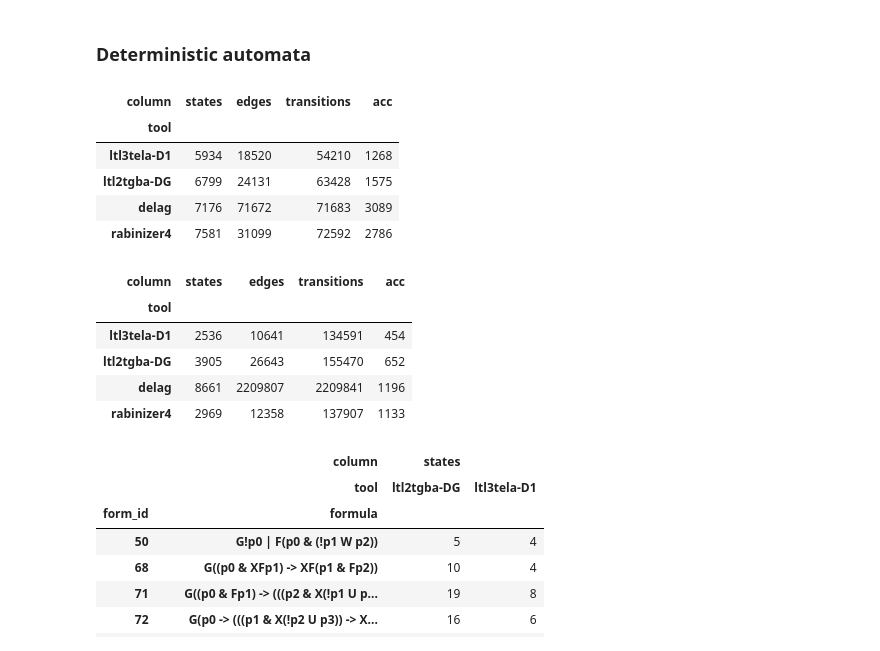
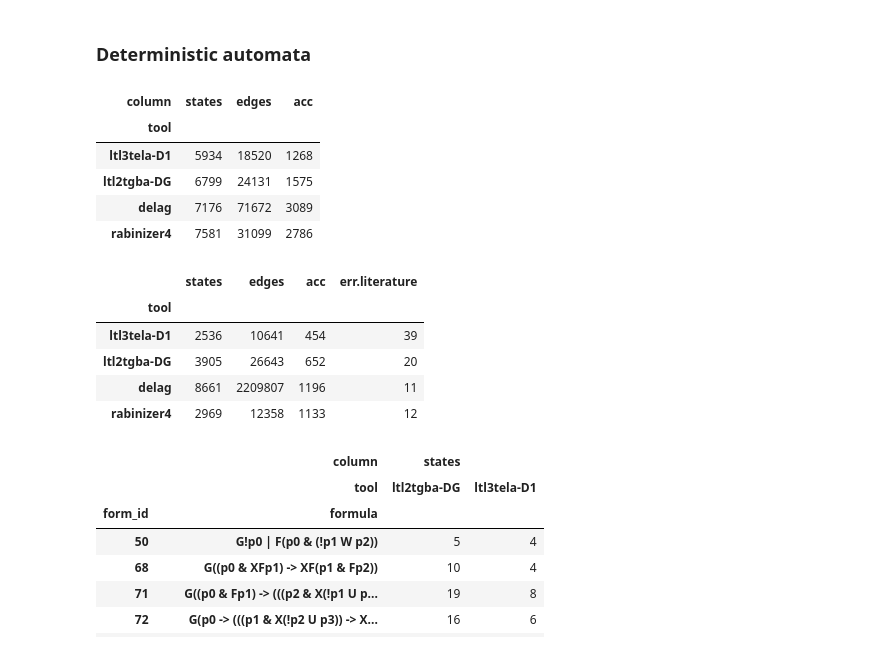
Before and after one commit to jurajmajor/ltl3tela, a Jupyter notebook: Experiments/Evaluation_ATVA19.ipynb, the cells around one changed output. Cells and saved outputs as stored; diff of their text form; code cells hidden in the pictures.

Commit message:
generating tables

```diff
--- a/Experiments/Evaluation_ATVA19.ipynb
+++ b/Experiments/Evaluation_ATVA19.ipynb
@@ -10,5 +12,5 @@ pd.options.display.latex.multicolumn_format = 'c'
 # %%
-rerun = True
+rerun = False
 # %%
 %%bash
 ltl3ba -v
@@ -62,22 +64,23 @@ d_tools = {
     "rabinizer4": "ltl2dgra %f > %O"
 }
 d_order = ["ltl3tela-D1", "ltl2tgba-DG", "delag", "rabinizer4"]
-d_cols = ["states", "edges", "transitions", "acc"]
+d_cols = ["states", "edges", "acc"]
 # %%
 d_csv_rand = 'formulae/atva19/det.rand.csv'
 d_data_rand = LtlcrossRunner(d_tools, formula_files = [f_rand], res_filename = d_csv_rand, cols = d_cols)
-if not rerun:
+if rerun:
     d_data_rand.run_ltlcross(automata = False, timeout = '60')
 d_data_rand.parse_results()
 # %%
-d_data_rand.cummulative(col = d_cols).unstack(level = 0).loc[d_order, d_cols]
+det_rand = d_data_rand.cummulative(col = d_cols).unstack(level = 0).loc[d_order, d_cols]
+det_rand
 # %% [output]
-| column | states | edges | transitions | acc |
-| tool |  |  |  |  |
-| ltl3tela-D1 | 5934 | 18520 | 54210 | 1268 |
-| ltl2tgba-DG | 6799 | 24131 | 63428 | 1575 |
-| delag | 7176 | 71672 | 71683 | 3089 |
-| rabinizer4 | 7581 | 31099 | 72592 | 2786 |
+| column | states | edges | acc |
+| tool |  |  |  |
+| ltl3tela-D1 | 5934 | 18520 | 1268 |
+| ltl2tgba-DG | 6799 | 24131 | 1575 |
+| delag | 7176 | 71672 | 3089 |
+| rabinizer4 | 7581 | 31099 | 2786 |
 # %%
 d_csv_patterns = 'formulae/atva19/det.patterns.csv'
 d_data_patterns = LtlcrossRunner(d_tools, formula_files = [f_patterns], res_filename = d_csv_patterns, cols = d_cols)
@@ -85,14 +88,17 @@ if not rerun:
     d_data_patterns.run_ltlcross(automata = False, timeout = '60')
 d_data_patterns.parse_results()
 # %%
-d_data_patterns.cummulative(col = d_cols).unstack(level = 0).loc[d_order, d_cols]
+det_err = pd.DataFrame(d_data_patterns.get_error_count(),columns=['err.literature'])
+det_lit = d_data_patterns.cummulative(col = d_cols).unstack(level = 0).loc[d_order, d_cols]
+det_lit = pd.concat([det_lit,det_err],axis=1,join='inner')
+det_lit
 # %% [output]
-| column | states | edges | transitions | acc |
+|  | states | edges | acc | err.literature |
 | tool |  |  |  |  |
-| ltl3tela-D1 | 2536 | 10641 | 134591 | 454 |
-| ltl2tgba-DG | 3905 | 26643 | 155470 | 652 |
-| delag | 8661 | 2209807 | 2209841 | 1196 |
-| rabinizer4 | 2969 | 12358 | 137907 | 1133 |
+| ltl3tela-D1 | 2536 | 10641 | 454 | 39 |
+| ltl2tgba-DG | 3905 | 26643 | 652 | 20 |
+| delag | 8661 | 2209807 | 1196 | 11 |
+| rabinizer4 | 2969 | 12358 | 1133 | 12 |
 # %%
 #to = d_data_patterns.exit_status
 #to[to == "timeout"].count()
```
Also changed, not shown: parts of 29 cells of this notebook, 1 other file.
